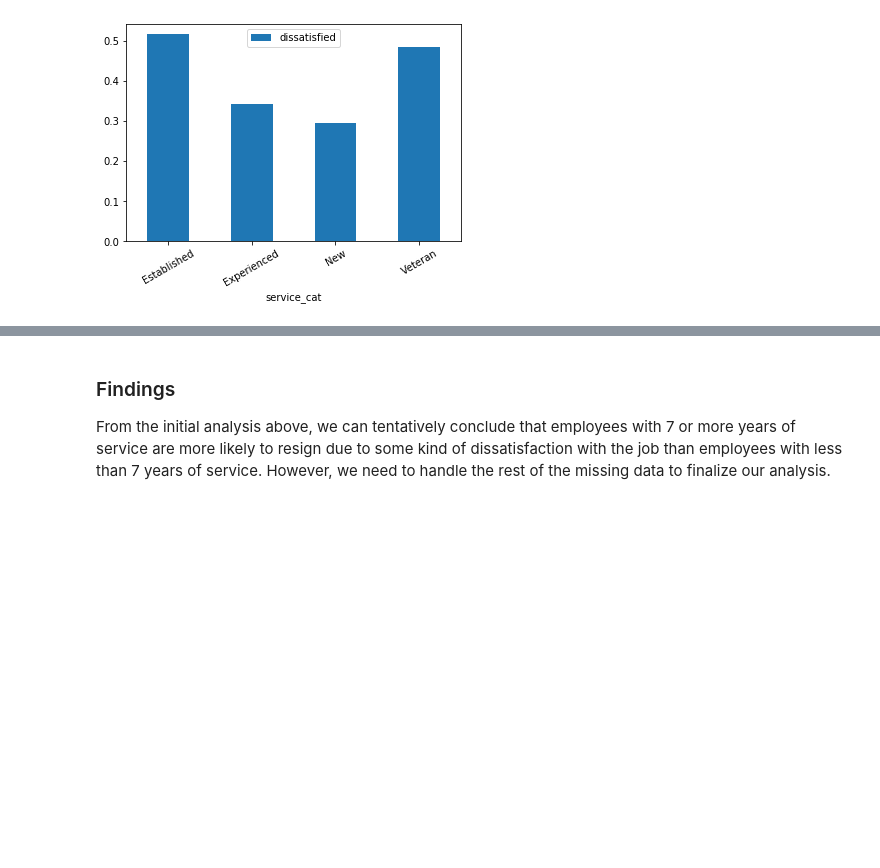
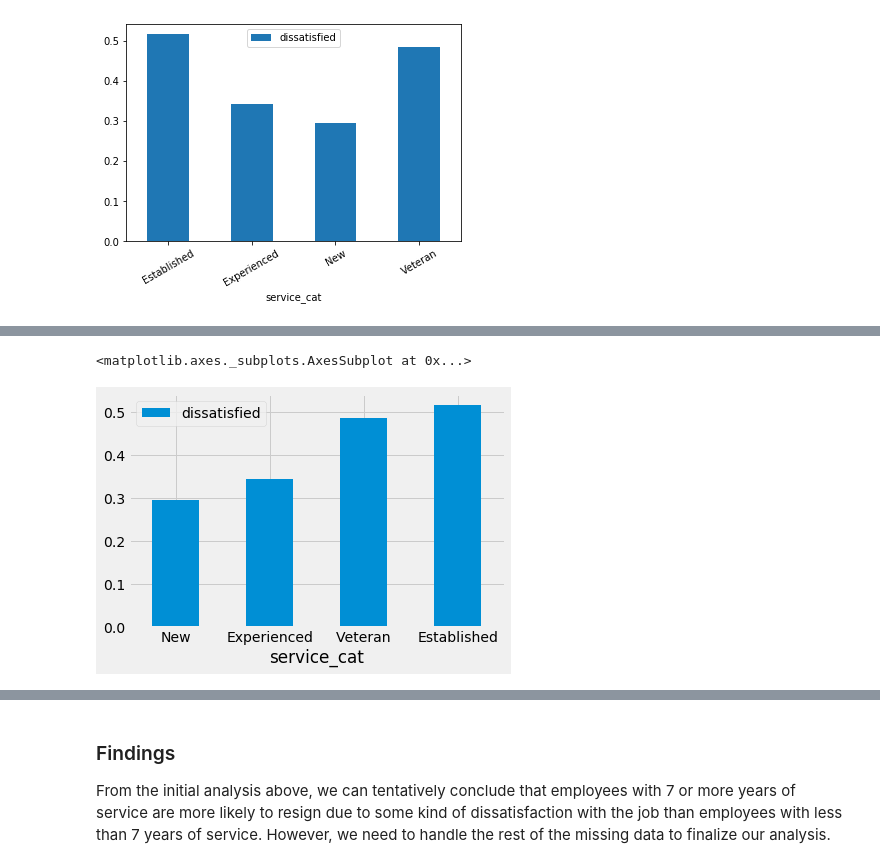
Before and after one commit to orspain/Dataquest, a Jupyter notebook: 2.4 Data Cleaning and Analysis/Analyze Employee Exit Surveys.ipynb, the cells around one changed output, grey strips where cells are left out. Cells and saved outputs as stored; diff of their text form; code cells hidden in the pictures; blank space fills up the shorter version.

```diff
--- a/2.4 Data Cleaning and Analysis/Analyze Employee Exit Surveys.ipynb
+++ b/2.4 Data Cleaning and Analysis/Analyze Employee Exit Surveys.ipynb
@@ -589,3 +589,11 @@ dis_pct.plot(kind='bar', rot=30)
 # %% [output]
 <matplotlib.axes._subplots.AxesSubplot at 0x...>
 [figure]
+# %%
+
+dissatisfied_pivot = combined_updated.pivot_table(index='service_cat', values='dissatisfied')
+
+# Sorting the dissatisfaction average in ascending order:
+dissatisfied_pivot = dissatisfied_pivot.sort_values('dissatisfied')
+
+dissatisfied_pivot
@@ -591,0 +607,8 @@ dis_pct.plot(kind='bar', rot=30)
+# %%
+import matplotlib.style as style
+style.use('fivethirtyeight')
+
+dissatisfied_pivot.plot(kind='bar', rot =0)
+# %% [output]
+<matplotlib.axes._subplots.AxesSubplot at 0x...>
+[figure, added]
```
Also changed, not shown: parts of 12 cells of this notebook.
